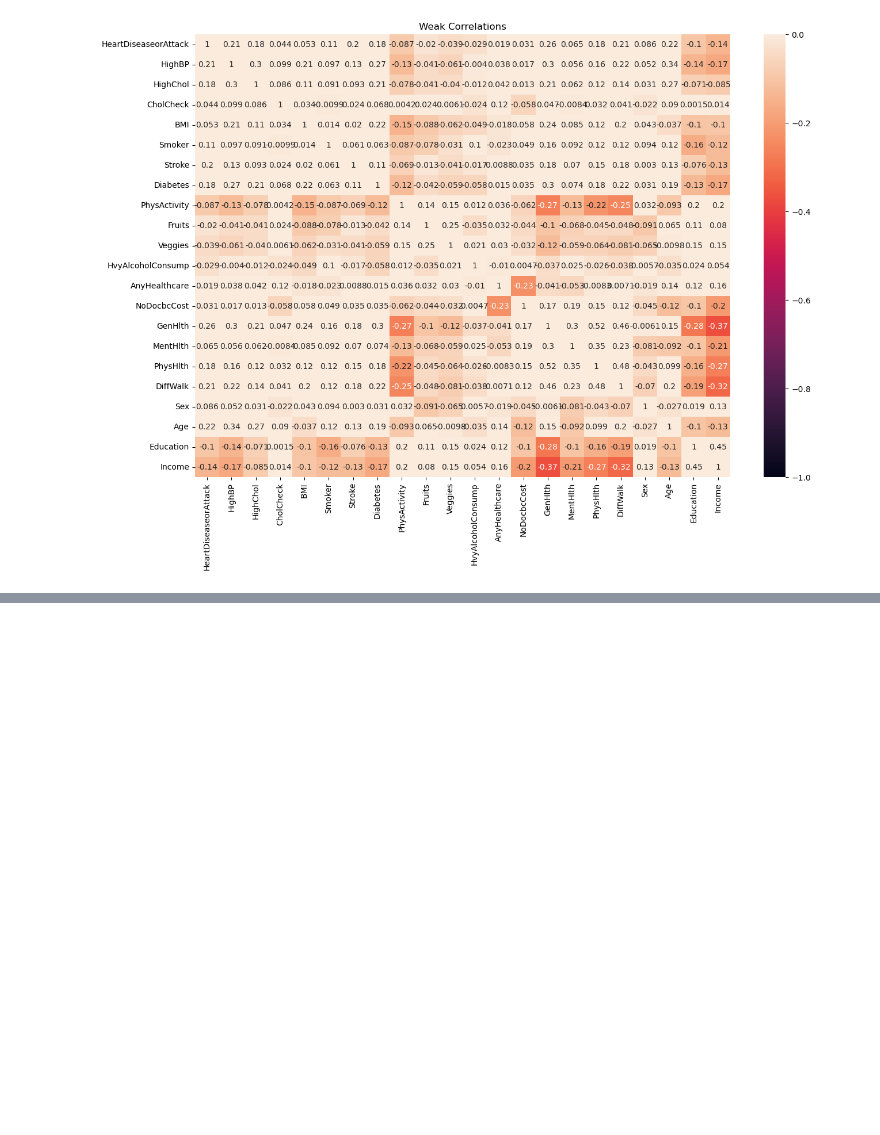
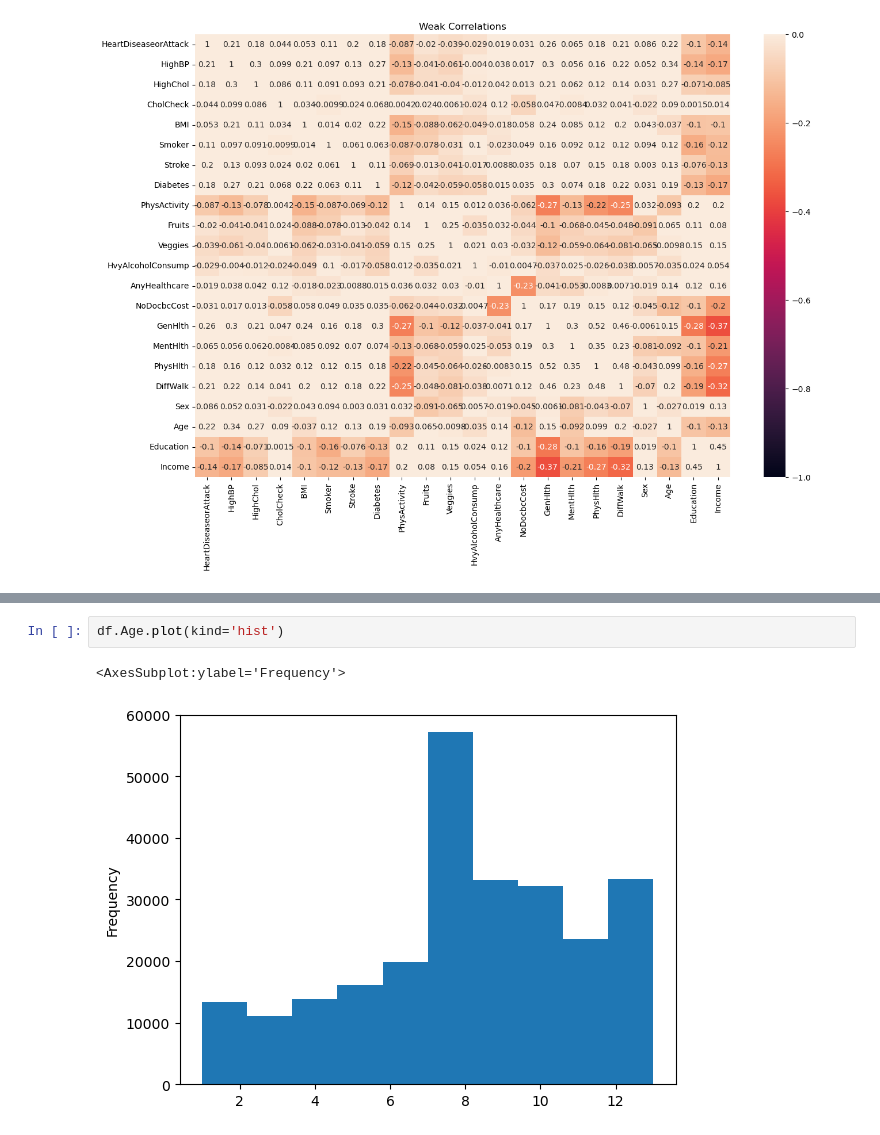
Before and after one commit to ejohnmedina/dsi-project-4, a Jupyter notebook: john-eda-graphs.ipynb, the cells around one changed output, grey strips where cells are left out. Drawn from its saved outputs; the diff is of its cells as text; blank space fills up the shorter version.

```diff
--- a/john-eda-graphs.ipynb
+++ b/john-eda-graphs.ipynb
@@ -153,0 +126,5 @@ plt.show();
+# %%
+df.Age.plot(kind='hist')
+# %% [output]
+<AxesSubplot:ylabel='Frequency'>
+[figure, added]
```
Also changed, not shown: parts of 7 cells of this notebook.
